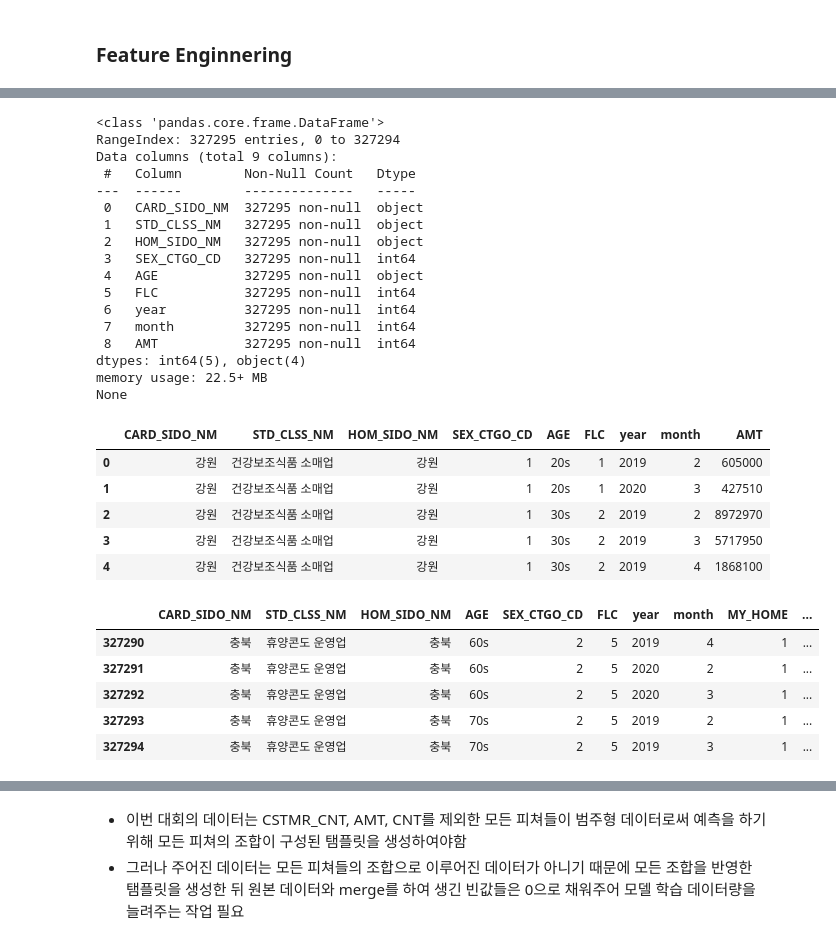
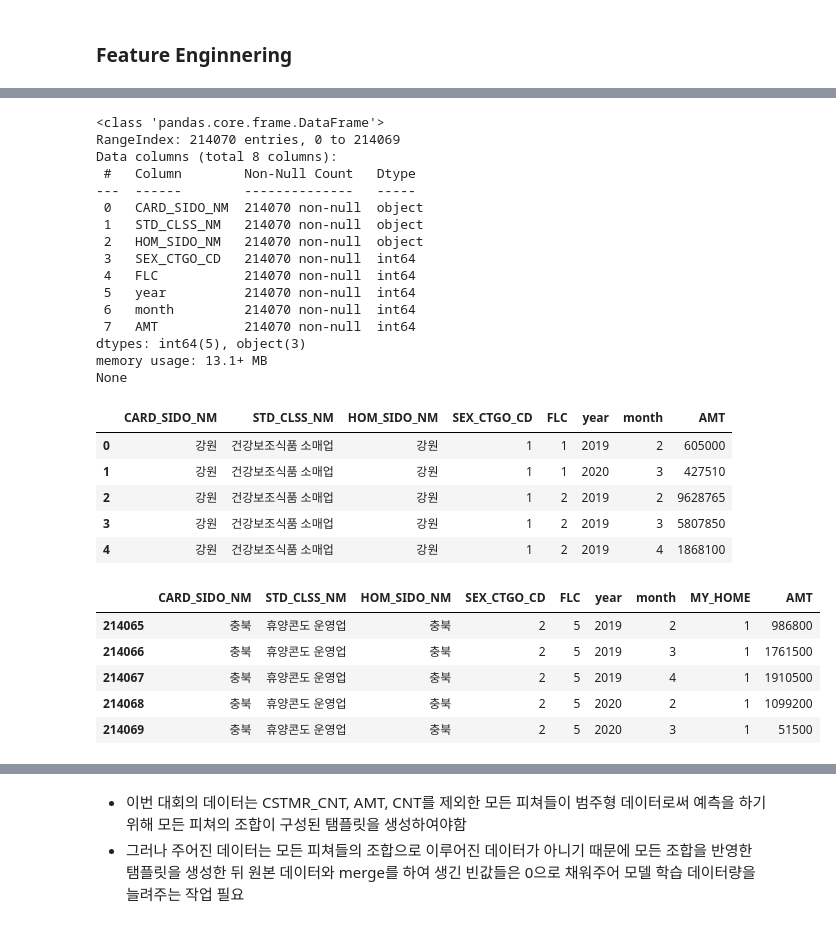
Before and after one commit to kim-bo-saeng/dacon_jeju, a Jupyter notebook: jeju_data_analysis.ipynb, the cells around one changed output, grey strips where cells are left out. Cells and saved outputs as stored; diff of their text form; code cells hidden in the pictures.

```diff
--- a/jeju_data_analysis.ipynb
+++ b/jeju_data_analysis.ipynb
@@ -202,9 +202,22 @@ df = temp_data.copy()
 
 # CARD_SIDO_NM, STD_CLSS_NM, HOM_SIDO_NM 컬럼은 고정으로 사용하고 CARD_CCG_NM, HOM_CCG_NM, CSTMR_CNT, CNT컬럼은 고정으로 제거한뒤 나머지 컬럼을 조합해보며 df 생성
 
-# 기본
-df = df.drop(['CARD_CCG_NM', 'HOM_CCG_NM','CSTMR_CNT', 'CNT'], axis = 1)
-columns = ['CARD_SIDO_NM', 'STD_CLSS_NM', 'HOM_SIDO_NM',	'SEX_CTGO_CD', 'AGE',	'FLC', 'year',	'month']
+# 기본(public score : 1.5775297675 / 자체 스코어 : 0.7881687154734192)
+#df = df.drop(['CARD_CCG_NM', 'HOM_CCG_NM','CSTMR_CNT', 'CNT'], axis = 1)
+#columns = ['CARD_SIDO_NM', 'STD_CLSS_NM', 'HOM_SIDO_NM',	'SEX_CTGO_CD', 'AGE',	'FLC', 'year',	'month']
+
+# CARD_CCG_NM, HOM_CCG_NM , SEX_CTGO_CD 제거 (public score : 1.5113220604 / 자체 스코어 : 0.66970846388974)
+#df = df.drop(['CARD_CCG_NM', 'HOM_CCG_NM','SEX_CTGO_CD','CSTMR_CNT', 'CNT'], axis = 1)
+#columns = ['CARD_SIDO_NM', 'STD_CLSS_NM', 'HOM_SIDO_NM','AGE', 'FLC', 'year',	'month']
+
+# CARD_CCG_NM, HOM_CCG_NM , AGE 제거(public score : 1.4770044178 / 자체 스코어 : 0.5719960651272783)
+df = df.drop(['CARD_CCG_NM', 'HOM_CCG_NM','AGE','CSTMR_CNT', 'CNT'], axis = 1)
+columns = ['CARD_SIDO_NM', 'STD_CLSS_NM', 'HOM_SIDO_NM', 'SEX_CTGO_CD', 'FLC', 'year',	'month']
+
+# CARD_CCG_NM, HOM_CCG_NM , FLC 제거
+#df = df.drop(['CARD_CCG_NM', 'HOM_CCG_NM', 'FLC','CSTMR_CNT', 'CNT'], axis = 1)
+#columns = ['CARD_SIDO_NM', 'STD_CLSS_NM', 'HOM_SIDO_NM', 'AGE', 'SEX_CTGO_CD', 'year',	'month']
+
 
 # CARD_CCG_NM, HOM_CCG_NM , SEX_CTGO_CD, AGE 제거
 #df = df.drop(['CARD_CCG_NM', 'HOM_CCG_NM','SEX_CTGO_CD','AGE','CSTMR_CNT', 'CNT'], axis = 1)
@@ -214,9 +227,13 @@ columns = ['CARD_SIDO_NM', 'STD_CLSS_NM', 'HOM_SIDO_NM',	'SEX_CTGO_CD', 'AGE',	'
 #df = df.drop(['CARD_CCG_NM', 'HOM_CCG_NM','SEX_CTGO_CD', 'FLC','CSTMR_CNT', 'CNT'], axis = 1)
 #columns = ['CARD_SIDO_NM', 'STD_CLSS_NM', 'HOM_SIDO_NM',	'AGE', 'year',	'month']
 
-# CARD_CCG_NM, HOM_CCG_NM , AGE, FLC 제거
+# CARD_CCG_NM, HOM_CCG_NM , AGE, FLC 제거(public score : 1.5379111233 / 자체 스코어 : 0.45126278244262447)
 #df = df.drop(['CARD_CCG_NM', 'HOM_CCG_NM','AGE','FLC','CSTMR_CNT', 'CNT'], axis = 1)
 #columns = ['CARD_SIDO_NM', 'STD_CLSS_NM', 'HOM_SIDO_NM','SEX_CTGO_CD', 'year',	'month']
+
+# CARD_CCG_NM, HOM_CCG_NM , AGE, FLC ,SEX_CTGO_CD 제거
+#df = df.drop(['CARD_CCG_NM', 'HOM_CCG_NM','AGE','FLC','CSTMR_CNT', 'CNT'], axis = 1)
+#columns = ['CARD_SIDO_NM', 'STD_CLSS_NM', 'HOM_SIDO_NM', 'year',	'month']
 
 df = df.groupby(columns).sum().reset_index(drop=False)
 
@@ -224,28 +241,27 @@ print(df.info())
 df.head()
 # %% [output]
 <class 'pandas.core.frame.DataFrame'>
-RangeIndex: 327295 entries, 0 to 327294
-Data columns (total 9 columns):
+RangeIndex: 214070 entries, 0 to 214069
+Data columns (total 8 columns):
  #   Column        Non-Null Count   Dtype
 ---  ------        --------------   -----
- 0   CARD_SIDO_NM  327295 non-null  object
- 1   STD_CLSS_NM   327295 non-null  object
- 2   HOM_SIDO_NM   327295 non-null  object
- 3   SEX_CTGO_CD   327295 non-null  int64
- 4   AGE           327295 non-null  object
- 5   FLC           327295 non-null  int64
- 6   year          327295 non-null  int64
- 7   month         327295 non-null  int64
- 8   AMT           327295 non-null  int64
-dtypes: int64(5), object(4)
-memory usage: 22.5+ MB
+ 0   CARD_SIDO_NM  214070 non-null  object
+ 1   STD_CLSS_NM   214070 non-null  object
+ 2   HOM_SIDO_NM   214070 non-null  object
+ 3   SEX_CTGO_CD   214070 non-null  int64
+ 4   FLC           214070 non-null  int64
+ 5   year          214070 non-null  int64
+ 6   month         214070 non-null  int64
+ 7   AMT           214070 non-null  int64
+dtypes: int64(5), object(3)
+memory usage: 13.1+ MB
 None
-|  | CARD_SIDO_NM | STD_CLSS_NM | HOM_SIDO_NM | SEX_CTGO_CD | AGE | FLC | year | month | AMT |
-| 0 | 강원 | 건강보조식품 소매업 | 강원 | 1 | 20s | 1 | 2019 | 2 | 605000 |
-| 1 | 강원 | 건강보조식품 소매업 | 강원 | 1 | 20s | 1 | 2020 | 3 | 427510 |
-| 2 | 강원 | 건강보조식품 소매업 | 강원 | 1 | 30s | 2 | 2019 | 2 | 8972970 |
-| 3 | 강원 | 건강보조식품 소매업 | 강원 | 1 | 30s | 2 | 2019 | 3 | 5717950 |
-| 4 | 강원 | 건강보조식품 소매업 | 강원 | 1 | 30s | 2 | 2019 | 4 | 1868100 |
+|  | CARD_SIDO_NM | STD_CLSS_NM | HOM_SIDO_NM | SEX_CTGO_CD | FLC | year | month | AMT |
+| 0 | 강원 | 건강보조식품 소매업 | 강원 | 1 | 1 | 2019 | 2 | 605000 |
+| 1 | 강원 | 건강보조식품 소매업 | 강원 | 1 | 1 | 2020 | 3 | 427510 |
+| 2 | 강원 | 건강보조식품 소매업 | 강원 | 1 | 2 | 2019 | 2 | 9628765 |
+| 3 | 강원 | 건강보조식품 소매업 | 강원 | 1 | 2 | 2019 | 3 | 5807850 |
+| 4 | 강원 | 건강보조식품 소매업 | 강원 | 1 | 2 | 2019 | 4 | 1868100 |
 # %%
 # 결제고객수와 결제건수의 차이를 비교한 컬럼을 생성
 
@@ -256,17 +272,17 @@ None
 # %%
 # 생활권 비생활권 피쳐 생성
 df.loc[df['CARD_SIDO_NM'] == df['HOM_SIDO_NM'], 'MY_HOME'] = 1
 df.loc[df['CARD_SIDO_NM'] != df['HOM_SIDO_NM'], 'MY_HOME'] = 0
 df['MY_HOME'] = df['MY_HOME'].astype(int)
-df = df[['CARD_SIDO_NM',	'STD_CLSS_NM',	'HOM_SIDO_NM',	'AGE', 'SEX_CTGO_CD', 'FLC',	'year',	'month',	'MY_HOME' ,'AMT']]
+df = df[['CARD_SIDO_NM',	'STD_CLSS_NM',	'HOM_SIDO_NM',	'SEX_CTGO_CD', 'FLC','year',	'month',	'MY_HOME' ,'AMT']]
 df.tail()
 # %% [output]
-|  | CARD_SIDO_NM | STD_CLSS_NM | HOM_SIDO_NM | AGE | SEX_CTGO_CD | FLC | year | month | MY_HOME | ... |
-| 327290 | 충북 | 휴양콘도 운영업 | 충북 | 60s | 2 | 5 | 2019 | 4 | 1 | ... |
-| 327291 | 충북 | 휴양콘도 운영업 | 충북 | 60s | 2 | 5 | 2020 | 2 | 1 | ... |
-| 327292 | 충북 | 휴양콘도 운영업 | 충북 | 60s | 2 | 5 | 2020 | 3 | 1 | ... |
-| 327293 | 충북 | 휴양콘도 운영업 | 충북 | 70s | 2 | 5 | 2019 | 2 | 1 | ... |
-| 327294 | 충북 | 휴양콘도 운영업 | 충북 | 70s | 2 | 5 | 2019 | 3 | 1 | ... |
+|  | CARD_SIDO_NM | STD_CLSS_NM | HOM_SIDO_NM | SEX_CTGO_CD | FLC | year | month | MY_HOME | AMT |
+| 214065 | 충북 | 휴양콘도 운영업 | 충북 | 2 | 5 | 2019 | 2 | 1 | 986800 |
+| 214066 | 충북 | 휴양콘도 운영업 | 충북 | 2 | 5 | 2019 | 3 | 1 | 1761500 |
+| 214067 | 충북 | 휴양콘도 운영업 | 충북 | 2 | 5 | 2019 | 4 | 1 | 1910500 |
+| 214068 | 충북 | 휴양콘도 운영업 | 충북 | 2 | 5 | 2020 | 2 | 1 | 1099200 |
+| 214069 | 충북 | 휴양콘도 운영업 | 충북 | 2 | 5 | 2020 | 3 | 1 | 51500 |
 # %%
 # 인코딩
 dtypes = df.dtypes
```
Also changed, not shown: parts of 8 cells of this notebook.
